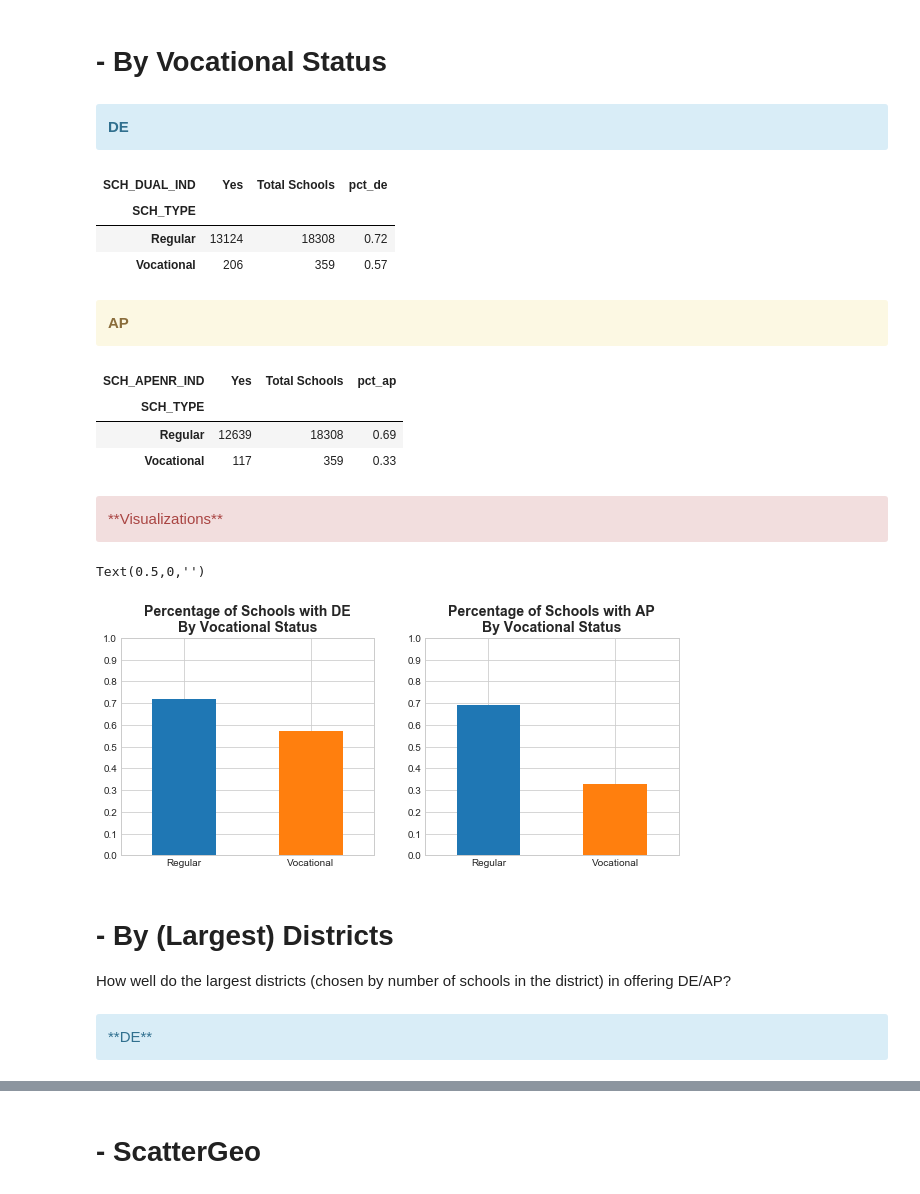
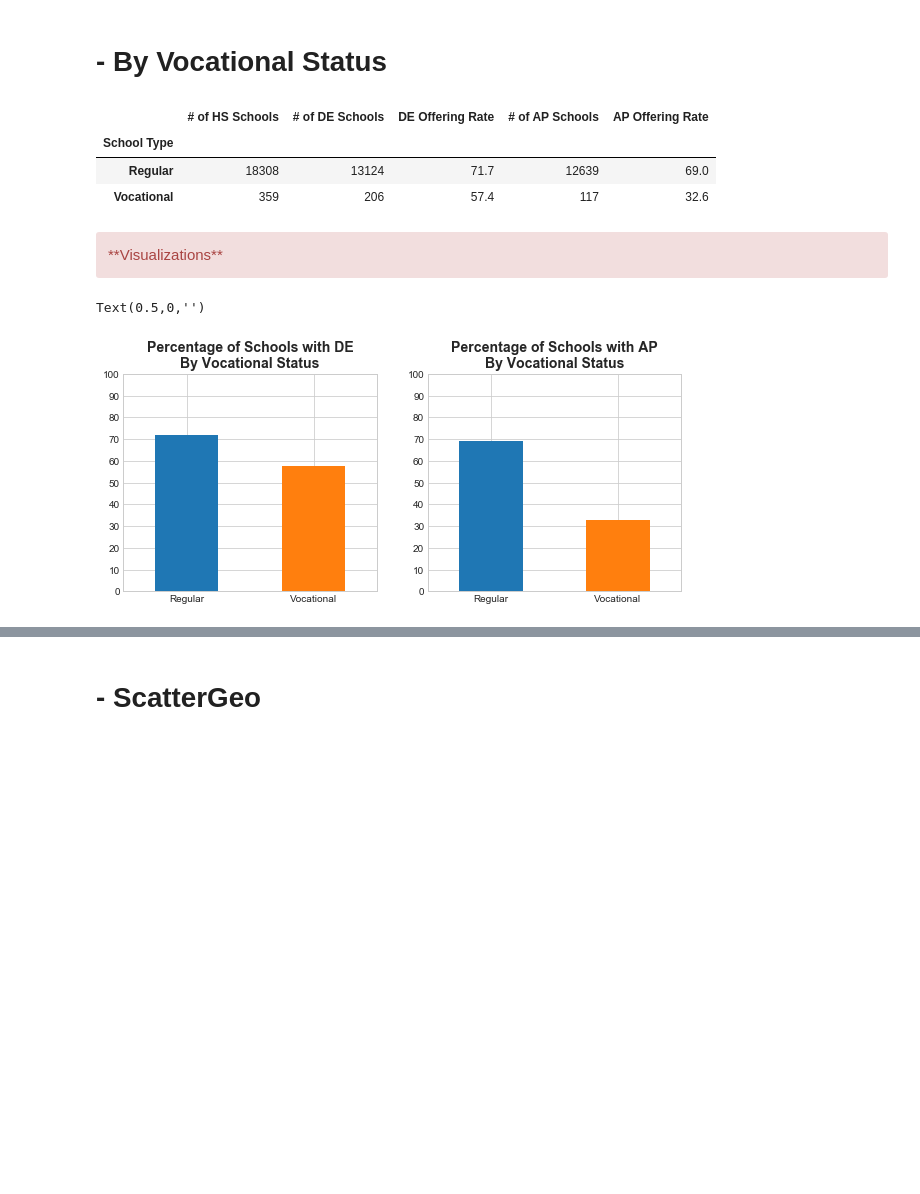
Before and after one commit to oconnoag/nacep_dual_enrollment_analysis, a Jupyter notebook: jupyter_notebooks/01_Flag_Analyses.ipynb, the cells around one changed output, grey strips where cells are left out. Saved outputs shown, nothing was run; the diff lists cells and outputs as text; code cells hidden in the pictures; blank space fills up the shorter version.

```diff
--- a/jupyter_notebooks/01_Flag_Analyses.ipynb
+++ b/jupyter_notebooks/01_Flag_Analyses.ipynb
@@ -463,67 +267,39 @@ with plt.rc_context({'lines.linewidth': 5, 'font.weight':'bold', 'font.size':11}
 # %% [markdown]
 # - By Vocational Status
-# %% [markdown]
-<div class='alert alert-cell alert-info'><b>DE</b></div>
-# %%
-hs_by_voc = hs.groupby(['SCH_TYPE', 'SCH_DUAL_IND'])['LEAID'].count().unstack().reset_index()
-hs_by_voc['Total Schools'] = (hs_by_voc['No'] + hs_by_voc['Yes'])
-hs_by_voc['pct_de'] = round(hs_by_voc['Yes'] / (hs_by_voc['No'] + hs_by_voc['Yes']), 2)
-
-hs_by_voc['SCH_TYPE'] = hs_by_voc['SCH_TYPE'].astype(str)
-hs_by_voc.at[0,'SCH_TYPE'] = 'Regular'
-hs_by_voc.at[1,'SCH_TYPE'] = 'Vocational'
-hs_by_voc = hs_by_voc.set_index('SCH_TYPE')
-
-display(hs_by_voc.drop(['No'], axis = 1))
-# %% [output]
-| SCH_DUAL_IND | Yes | Total Schools | pct_de |
-| SCH_TYPE |  |  |  |
-| Regular | 13124 | 18308 | 0.72 |
-| Vocational | 206 | 359 | 0.57 |
-# %% [markdown]
-<div class='alert alert-cell alert-warning'><b>AP</b></div>
-# %%
-ap_by_voc = hs.groupby(['SCH_TYPE', 'SCH_APENR_IND'])['LEAID'].count().unstack().reset_index()
-ap_by_voc['Total Schools'] = (ap_by_voc['No'] + ap_by_voc['Yes'])
-ap_by_voc['pct_ap'] = round(ap_by_voc['Yes'] / (ap_by_voc['No'] + ap_by_voc['Yes']), 2)
-
-ap_by_voc['SCH_TYPE'] = ap_by_voc['SCH_TYPE'].astype(str)
-ap_by_voc.at[0,'SCH_TYPE'] = 'Regular'
-ap_by_voc.at[1,'SCH_TYPE'] = 'Vocational'
-ap_by_voc = ap_by_voc.set_index('SCH_TYPE')
-
-display(ap_by_voc.drop(['No'], axis = 1))
-# %% [output]
-| SCH_APENR_IND | Yes | Total Schools | pct_ap |
-| SCH_TYPE |  |  |  |
-| Regular | 12639 | 18308 | 0.69 |
-| Vocational | 117 | 359 | 0.33 |
+# %%
+de_by_voc = flag_grouper(hs, 'SCH_TYPE', 'DE')
+ap_by_voc = flag_grouper(hs, 'SCH_TYPE', 'AP')
+
+hs_by_voc = pd.merge(de_by_voc, ap_by_voc, on = '# of HS Schools')
+hs_by_voc = hs_by_voc.rename({0: 'Regular', 1: 'Vocational'})
+hs_by_voc.index.names = ['School Type']
+hs_by_voc
+# %% [output]
+|  | # of HS Schools | # of DE Schools | DE Offering Rate | # of AP Schools | AP Offering Rate |
+| School Type |  |  |  |  |  |
+| Regular | 18308 | 13124 | 71.7 | 12639 | 69.0 |
+| Vocational | 359 | 206 | 57.4 | 117 | 32.6 |
 # %% [markdown]
 <div class = 'alert alert-cell alert-danger'>**Visualizations**</div>
 # %%
 fig, (ax1, ax2) = plt.subplots(1,2, figsize = (10,4))
 plt.sca(ax1)
-hs_by_voc.plot.bar(y = 'pct_de', ax = ax1)
+hs_by_voc.plot.bar(y = 'DE Offering Rate', ax = ax1)
 plt.legend([])
 plt.title('Percentage of Schools with DE\nBy Vocational Status')
 plt.xticks(rotation = 0)
-plt.yticks(np.arange(0,1.1,0.1))
-plt.ylim([0,1])
+plt.yticks(np.arange(0,110,10))
+plt.ylim([0,100])
 plt.xlabel('')
 
 plt.sca(ax2)
-ap_by_voc.plot.bar(y = 'pct_ap', ax = ax2)
+hs_by_voc.plot.bar(y = 'AP Offering Rate', ax = ax2)
 plt.legend([])
 plt.title('Percentage of Schools with AP\nBy Vocational Status')
 plt.xticks(rotation = 0)
-plt.yticks(np.arange(0,1.1,0.1))
-plt.ylim([0,1])
+plt.yticks(np.arange(0,110,10))
+plt.ylim([0,100])
 plt.xlabel('')
 # %% [output]
 Text(0.5,0,'')
-[figure, old version]
+[figure, new version]
-# %% [markdown]
-# - By (Largest) Districts
-How well do the largest districts (chosen by number of schools in the district) in offering DE/AP?
-# %% [markdown]
-<div class = 'alert alert-cell alert-info'>**DE**</div>
```
Also changed, not shown: parts of 71 cells of this notebook, 2 other files.
